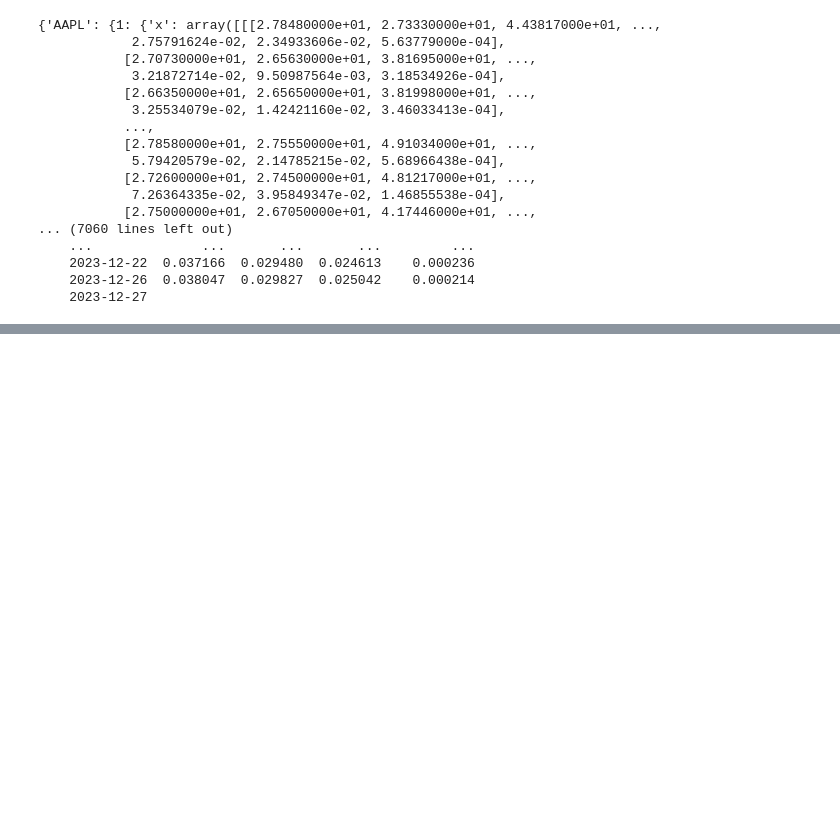
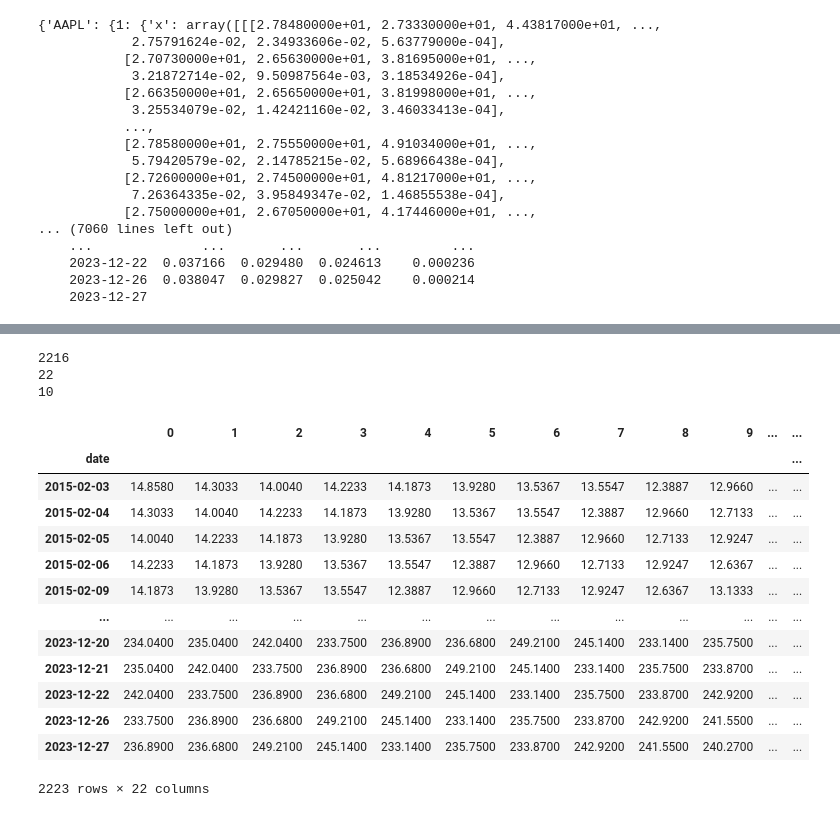
Before and after one commit to jordieres/Finance-AI, a Jupyter notebook: src/DataPreprocessing/DataPreprocessing.ipynb, the cells around one changed output, grey strips where cells are left out. Cells and saved outputs as stored; diff of their text form; code cells hidden in the pictures; blank space fills up the shorter version.

Commit message:
add the pkl file uploads to study the data and make sure that the preprocessing has been satisfactory

```diff
--- a/src/DataPreprocessing/DataPreprocessing.ipynb
+++ b/src/DataPreprocessing/DataPreprocessing.ipynb
@@ -377,3 +377,15 @@ tot_res['INP_MSERIAL']
     2023-12-22  0.037166  0.029480  0.024613    0.000236
     2023-12-26  0.038047  0.029827  0.025042    0.000214
     2023-12-27
+# %%
+with open('D:/Escritorio/TFG/Finance-AI/DataProcessed/22/m-input-output.pkl', 'rb') as archivo:
+    # Carga los datos del archivo
+    datos = pickle.load(archivo)
+# %%
+objects = []
+with (open("D:/Escritorio/TFG/Finance-AI/DataProcessed/22/m-input-output.pkl", "rb")) as openfile:
+    while True:
+        try:
+            objects.append(pickle.load(openfile))
+        except EOFError:
+            break
@@ -379,0 +420,25 @@ tot_res['INP_MSERIAL']
+# %%
+print(len(objects[5]['INP_MSERIAL']['AMZN'][1]['x']))
+print(len(objects[5]['INP_MSERIAL']['AMZN'][1]['x'][0]))
+print(len(objects[5]['INP_MSERIAL']['AMZN'][1]['x'][0][0]))
+# %% [output]
+2216
+22
+10
+# %%
+objects[5]['INP']['TSLA'][1]['x']
+# %% [output]
+|  | 0 | 1 | 2 | 3 | 4 | 5 | 6 | 7 | 8 | 9 | ... | ... |
+| date |  |  |  |  |  |  |  |  |  |  |  | ... |
+| 2015-02-03 | 14.8580 | 14.3033 | 14.0040 | 14.2233 | 14.1873 | 13.9280 | 13.5367 | 13.5547 | 12.3887 | 12.9660 | ... | ... |
+| 2015-02-04 | 14.3033 | 14.0040 | 14.2233 | 14.1873 | 13.9280 | 13.5367 | 13.5547 | 12.3887 | 12.9660 | 12.7133 | ... | ... |
+| 2015-02-05 | 14.0040 | 14.2233 | 14.1873 | 13.9280 | 13.5367 | 13.5547 | 12.3887 | 12.9660 | 12.7133 | 12.9247 | ... | ... |
+| 2015-02-06 | 14.2233 | 14.1873 | 13.9280 | 13.5367 | 13.5547 | 12.3887 | 12.9660 | 12.7133 | 12.9247 | 12.6367 | ... | ... |
+| 2015-02-09 | 14.1873 | 13.9280 | 13.5367 | 13.5547 | 12.3887 | 12.9660 | 12.7133 | 12.9247 | 12.6367 | 13.1333 | ... | ... |
+| ... | ... | ... | ... | ... | ... | ... | ... | ... | ... | ... | ... | ... |
+| 2023-12-20 | 234.0400 | 235.0400 | 242.0400 | 233.7500 | 236.8900 | 236.6800 | 249.2100 | 245.1400 | 233.1400 | 235.7500 | ... | ... |
+| 2023-12-21 | 235.0400 | 242.0400 | 233.7500 | 236.8900 | 236.6800 | 249.2100 | 245.1400 | 233.1400 | 235.7500 | 233.8700 | ... | ... |
+| 2023-12-22 | 242.0400 | 233.7500 | 236.8900 | 236.6800 | 249.2100 | 245.1400 | 233.1400 | 235.7500 | 233.8700 | 242.9200 | ... | ... |
+| 2023-12-26 | 233.7500 | 236.8900 | 236.6800 | 249.2100 | 245.1400 | 233.1400 | 235.7500 | 233.8700 | 242.9200 | 241.5500 | ... | ... |
+| 2023-12-27 | 236.8900 | 236.6800 | 249.2100 | 245.1400 | 233.1400 | 235.7500 | 233.8700 | 242.9200 | 241.5500 | 240.2700 | ... | ... |
+2223 rows × 22 columns
```
Also changed, not shown: parts of 4 cells of this notebook.
